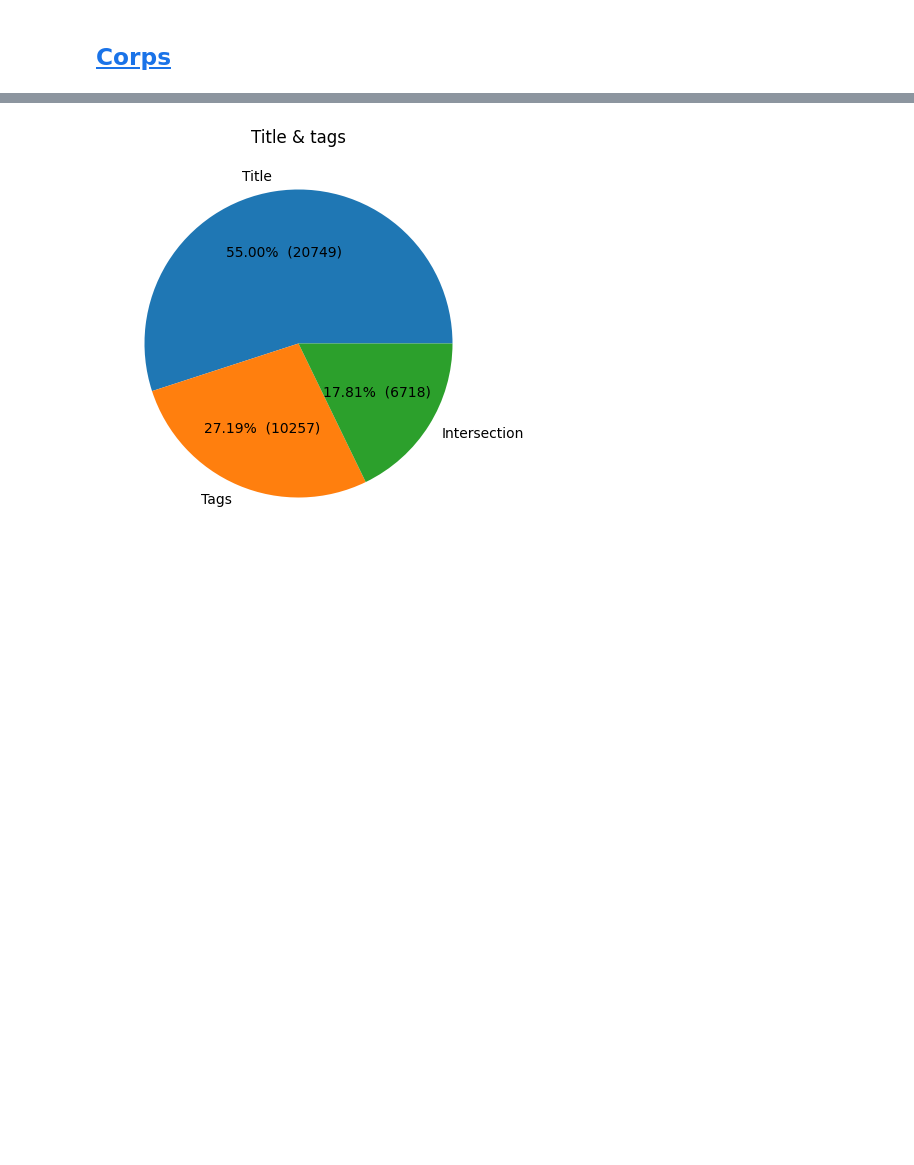
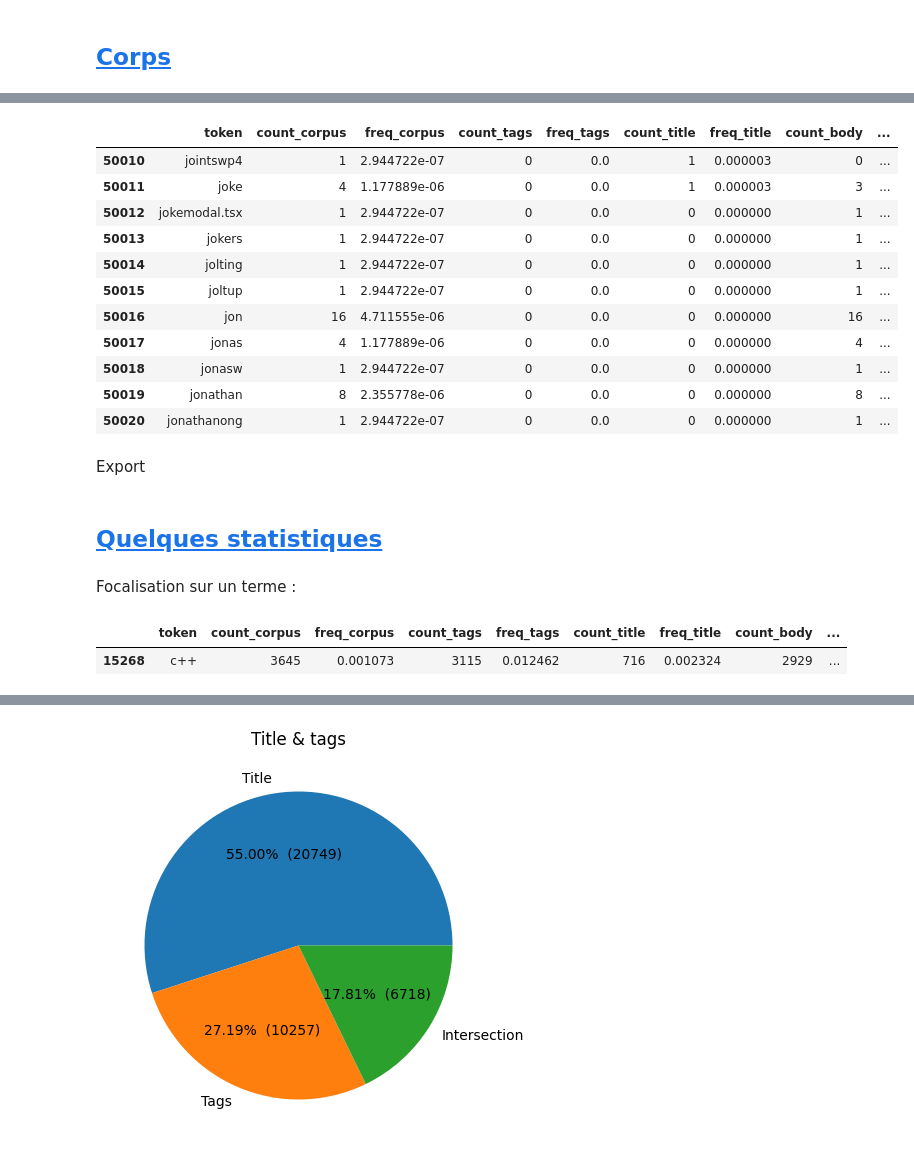
Before and after one commit to sycod/OC_P5_SoF, a Jupyter notebook: 1_EDA.ipynb, the cells around one changed output, grey strips where cells are left out. Cells and saved outputs as stored; diff of their text form; code cells hidden in the pictures; blank space fills up the shorter version.

```diff
--- a/1_EDA.ipynb
+++ b/1_EDA.ipynb
@@ -480,0 +602,17 @@ with open("data/bow_corpus.pkl", "wb") as f:
+# %%
+stats_df.loc[50010:50020]
+# %% [output]
+|  | token | count_corpus | freq_corpus | count_tags | freq_tags | count_title | freq_title | count_body | ... |
+| 50010 | jointswp4 | 1 | 2.944722e-07 | 0 | 0.0 | 1 | 0.000003 | 0 | ... |
+| 50011 | joke | 4 | 1.177889e-06 | 0 | 0.0 | 1 | 0.000003 | 3 | ... |
+| 50012 | jokemodal.tsx | 1 | 2.944722e-07 | 0 | 0.0 | 0 | 0.000000 | 1 | ... |
+| 50013 | jokers | 1 | 2.944722e-07 | 0 | 0.0 | 0 | 0.000000 | 1 | ... |
+| 50014 | jolting | 1 | 2.944722e-07 | 0 | 0.0 | 0 | 0.000000 | 1 | ... |
+| 50015 | joltup | 1 | 2.944722e-07 | 0 | 0.0 | 0 | 0.000000 | 1 | ... |
+| 50016 | jon | 16 | 4.711555e-06 | 0 | 0.0 | 0 | 0.000000 | 16 | ... |
+| 50017 | jonas | 4 | 1.177889e-06 | 0 | 0.0 | 0 | 0.000000 | 4 | ... |
+| 50018 | jonasw | 1 | 2.944722e-07 | 0 | 0.0 | 0 | 0.000000 | 1 | ... |
+| 50019 | jonathan | 8 | 2.355778e-06 | 0 | 0.0 | 0 | 0.000000 | 8 | ... |
+| 50020 | jonathanong | 1 | 2.944722e-07 | 0 | 0.0 | 0 | 0.000000 | 1 | ... |
+# %% [markdown]
+Export
@@ -480,0 +622,9 @@ with open("data/bow_corpus.pkl", "wb") as f:
+# %% [markdown]
+## <a id='toc6_1_'></a>[Quelques statistiques](#toc0_)
+# %% [markdown]
+Focalisation sur un terme :
+# %%
+stats_df.loc[stats_df.token == "c++"]
+# %% [output]
+|  | token | count_corpus | freq_corpus | count_tags | freq_tags | count_title | freq_title | count_body | ... |
+| 15268 | c++ | 3645 | 0.001073 | 3115 | 0.012462 | 716 | 0.002324 | 2929 | ... |
```
Also changed, not shown: parts of 68 cells of this notebook, 3 other files.
